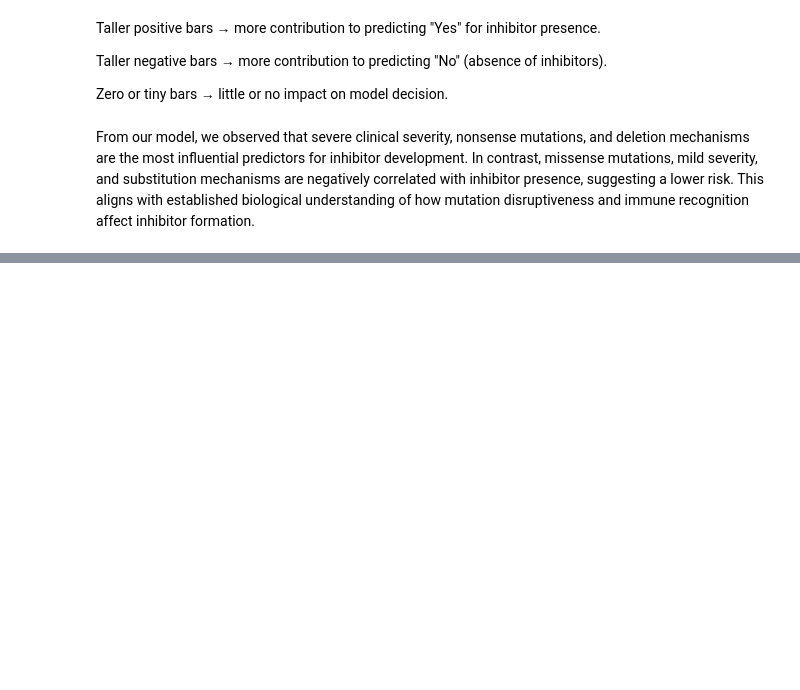
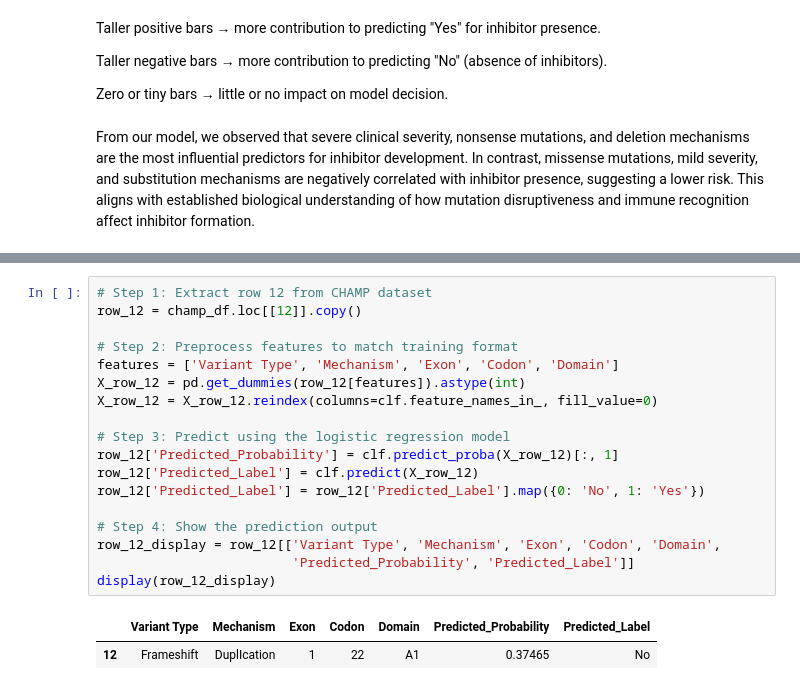
Before and after one commit to kathisw/hemophilia, a Jupyter notebook: Hemophilia_Logistic_Regression_ipynb.ipynb, the cells around one changed output, grey strips where cells are left out. Saved outputs shown, nothing was run; the diff lists cells and outputs as text; blank space fills up the shorter version.

```diff
--- a/Hemophilia_Logistic_Regression_ipynb.ipynb
+++ b/Hemophilia_Logistic_Regression_ipynb.ipynb
@@ -1355,0 +1398,21 @@ From our model, we observed that severe clinical severity, nonsense mutations, a
+# %%
+# Step 1: Extract row 12 from CHAMP dataset
+row_12 = champ_df.loc[[12]].copy()
+
+# Step 2: Preprocess features to match training format
+features = ['Variant Type', 'Mechanism', 'Exon', 'Codon', 'Domain']
+X_row_12 = pd.get_dummies(row_12[features]).astype(int)
+X_row_12 = X_row_12.reindex(columns=clf.feature_names_in_, fill_value=0)
+
+# Step 3: Predict using the logistic regression model
+row_12['Predicted_Probability'] = clf.predict_proba(X_row_12)[:, 1]
+row_12['Predicted_Label'] = clf.predict(X_row_12)
+row_12['Predicted_Label'] = row_12['Predicted_Label'].map({0: 'No', 1: 'Yes'})
+
+# Step 4: Show the prediction output
+row_12_display = row_12[['Variant Type', 'Mechanism', 'Exon', 'Codon', 'Domain',
+                         'Predicted_Probability', 'Predicted_Label']]
+display(row_12_display)
+# %% [output]
+|  | Variant Type | Mechanism | Exon | Codon | Domain | Predicted_Probability | Predicted_Label |
+| 12 | Frameshift | DuplIcation | 1 | 22 | A1 | 0.37465 | No |
```
Also changed, not shown: parts of 10 cells of this notebook.
